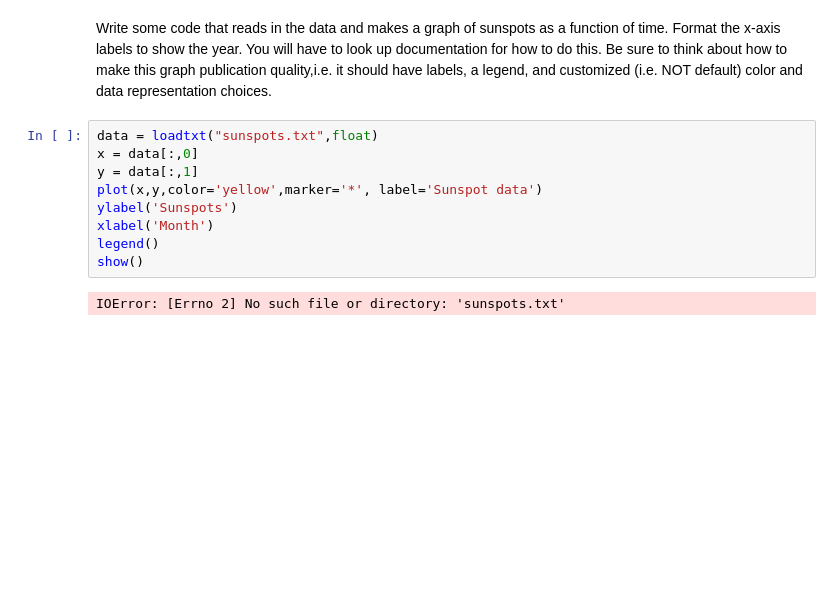
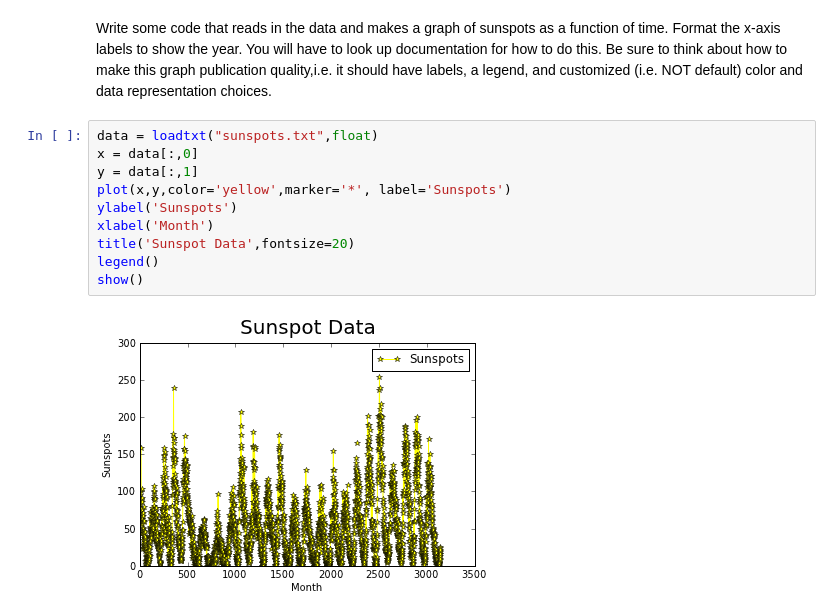
Before and after one commit to nmilgram/PHYS-202-S13, a Jupyter notebook: Week3/GraphicsEx2.ipynb, the cells around one changed output. Drawn from its saved outputs; the diff is of its cells as text; blank space fills up the shorter version.

```diff
--- a/Week3/GraphicsEx2.ipynb
+++ b/Week3/GraphicsEx2.ipynb
@@ -47,11 +47,12 @@ representation choices.
 # %%
 data = loadtxt("sunspots.txt",float)
 x = data[:,0]
 y = data[:,1]
-plot(x,y,color='yellow',marker='*', label='Sunspot data')
+plot(x,y,color='yellow',marker='*', label='Sunspots')
 ylabel('Sunspots')
 xlabel('Month')
+title('Sunspot Data',fontsize=20)
 legend()
 show()
 # %% [output]
-IOError: [Errno 2] No such file or directory: 'sunspots.txt'
+[figure, added]
```
Also changed, not shown: parts of 8 cells of this notebook, 3 other files.
